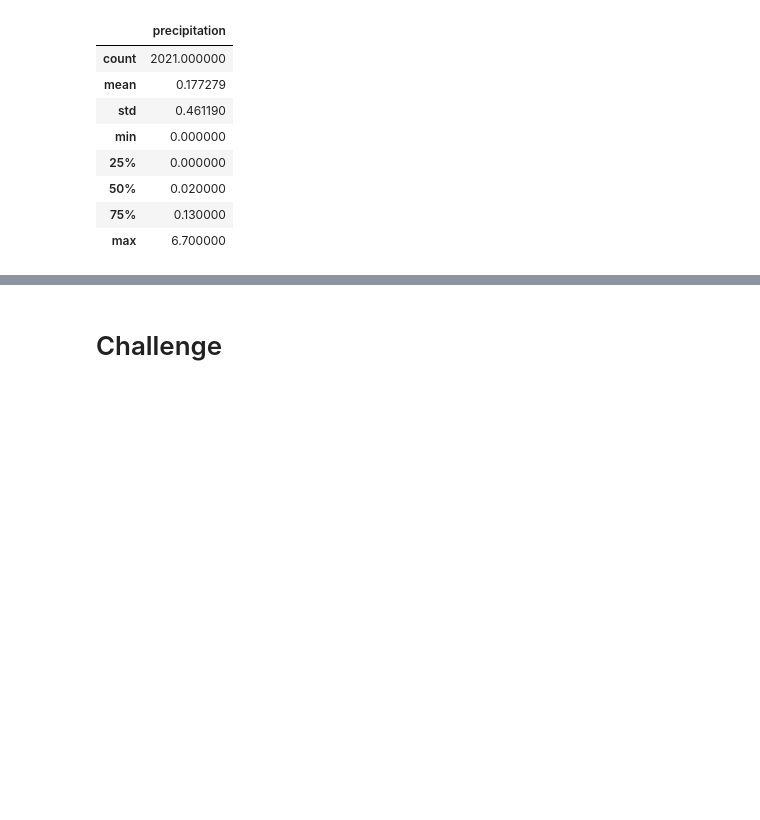
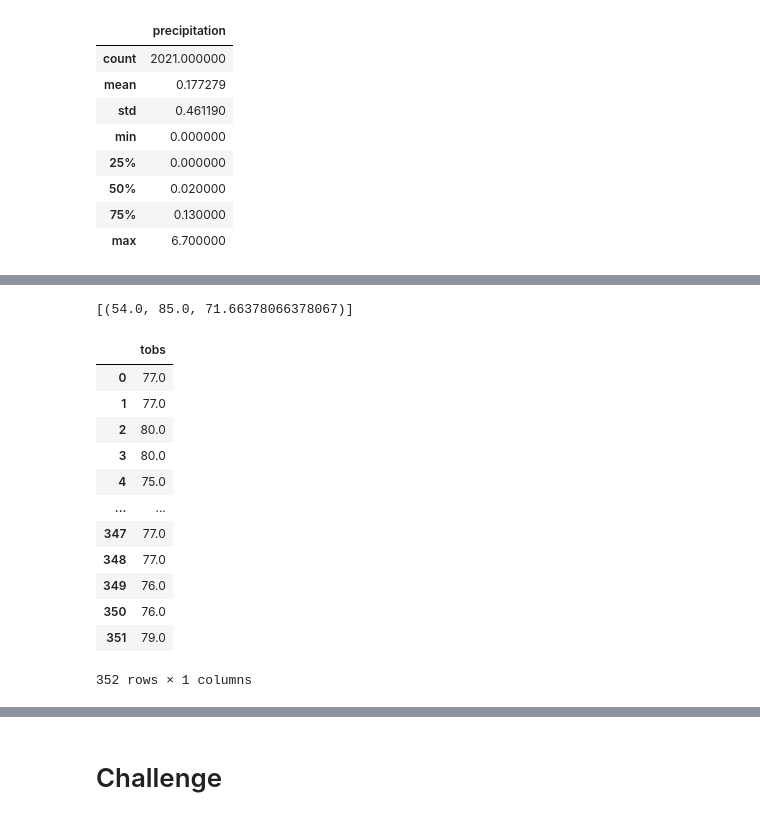
Before and after one commit to priyan2115/surfs_up, a Jupyter notebook: climate_analysis.ipynb, the cells around one changed output, grey strips where cells are left out. Cells and saved outputs as stored; diff of their text form; code cells hidden in the pictures; blank space fills up the shorter version.

```diff
--- a/climate_analysis.ipynb
+++ b/climate_analysis.ipynb
@@ -136,4 +136,30 @@ prev_year_data_df.describe()
 # %%
 # Using the station id from the previous query, calculate the lowest temperature recorded,
 # highest temperature recorded, and average temperature most active station?
+session.query(func.min(Measurment.tobs),func.max(Measurment.tobs),func.avg(Measurment.tobs)).\
+filter(Measurment.station=='USC00519281').all()
+# %% [output]
+[(54.0, 85.0, 71.66378066378067)]
+# %%
+# Choose the station with the highest number of temperature observations.
+results=session.query(Measurment.tobs).\
+filter(Measurment.station=='USC00519281').\
+filter(Measurment.date >= prev_year).all()
+#print(results)
+highest_no_of_temp_observation_df=pd.DataFrame(results,columns=['tobs'])
+highest_no_of_temp_observation_df
+# %% [output]
+|  | tobs |
+| 0 | 77.0 |
+| 1 | 77.0 |
+| 2 | 80.0 |
+| 3 | 80.0 |
+| 4 | 75.0 |
+| ... | ... |
+| 347 | 77.0 |
+| 348 | 77.0 |
+| 349 | 76.0 |
+| 350 | 76.0 |
+| 351 | 79.0 |
+352 rows × 1 columns
 # %%
```
Also changed, not shown: parts of 5 cells of this notebook.
